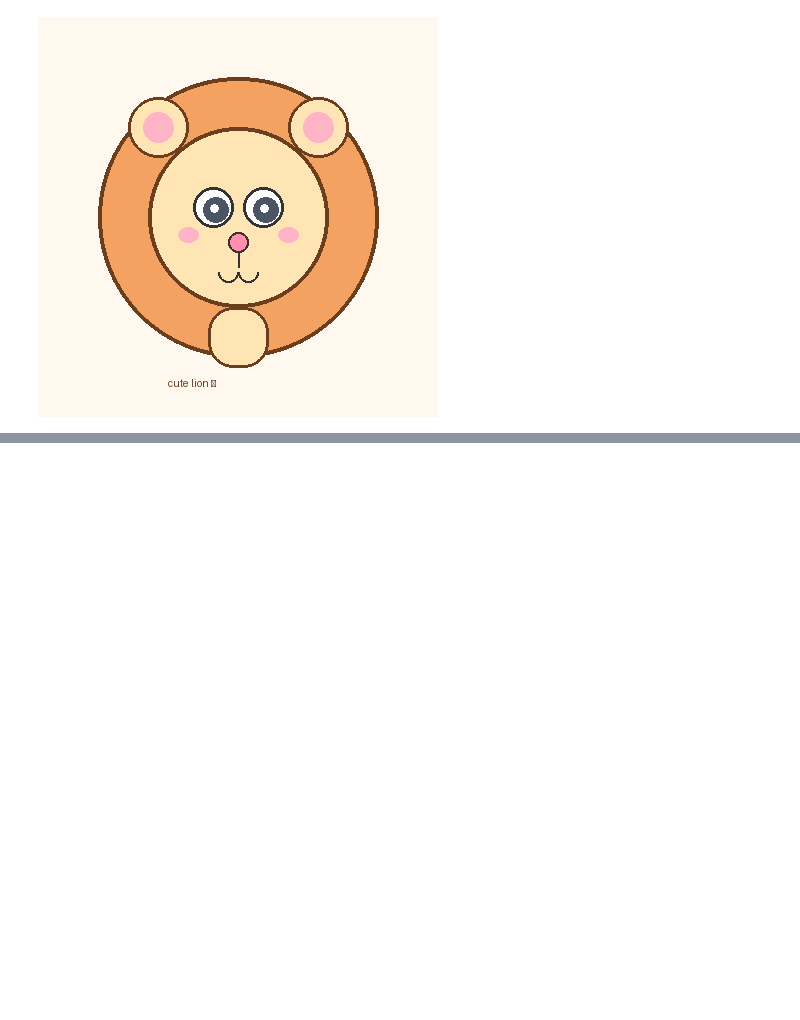
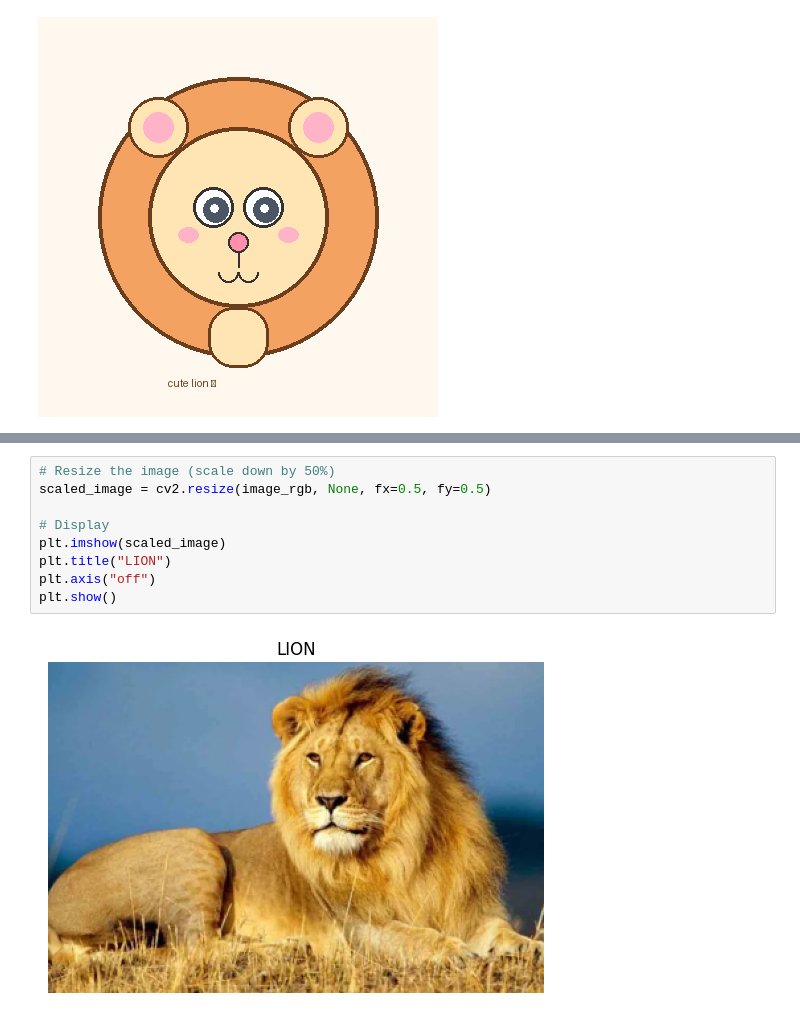
Before and after one commit to RAFA-CK/python4, a Jupyter notebook: image_creation.ipynb, the cells around one changed output, grey strips where cells are left out. Cells and saved outputs as stored; diff of their text form; blank space fills up the shorter version.

```diff
--- a/image_creation.ipynb
+++ b/image_creation.ipynb
@@ -308,0 +344,11 @@ display(img)
+# %%
+# Resize the image (scale down by 50%)
+scaled_image = cv2.resize(image_rgb, None, fx=0.5, fy=0.5)
+
+# Display
+plt.imshow(scaled_image)
+plt.title("LION")
+plt.axis("off")
+plt.show()
+# %% [output]
+[figure, added]
```
Also changed, not shown: parts of 3 cells of this notebook.
